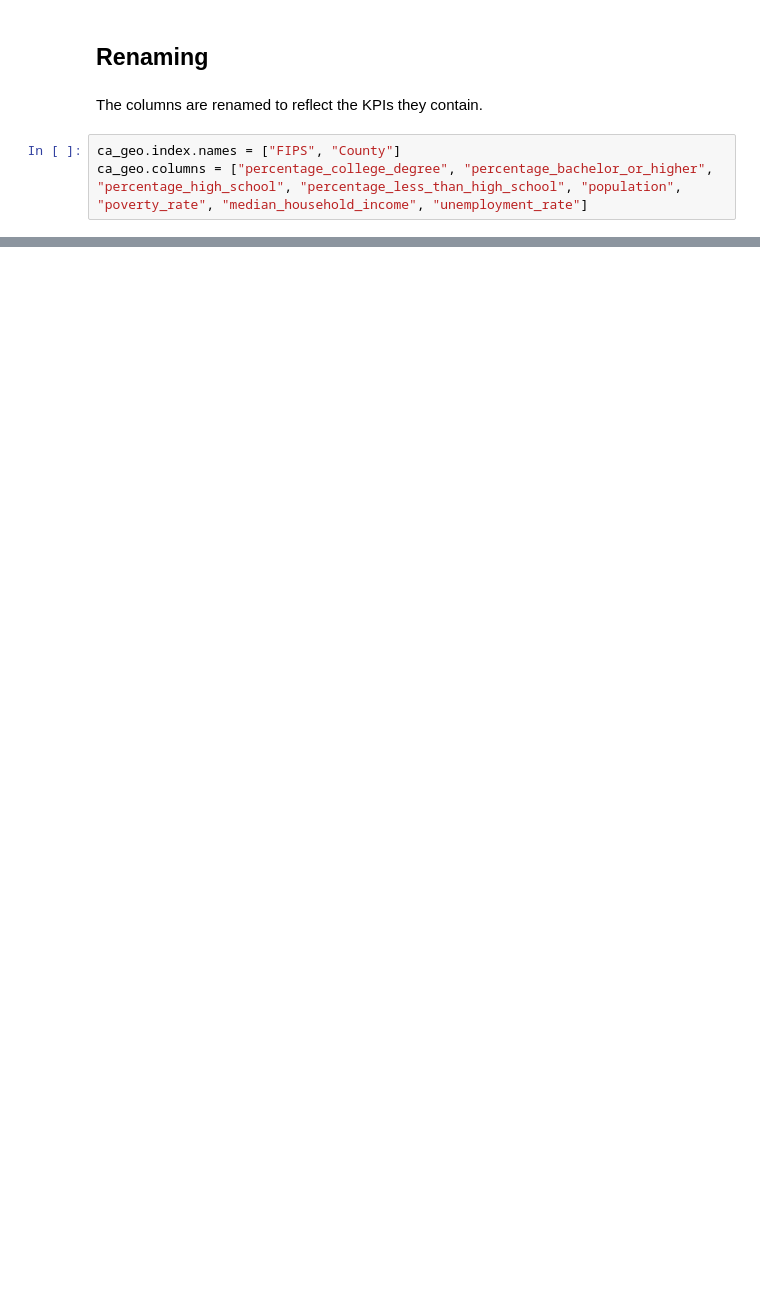
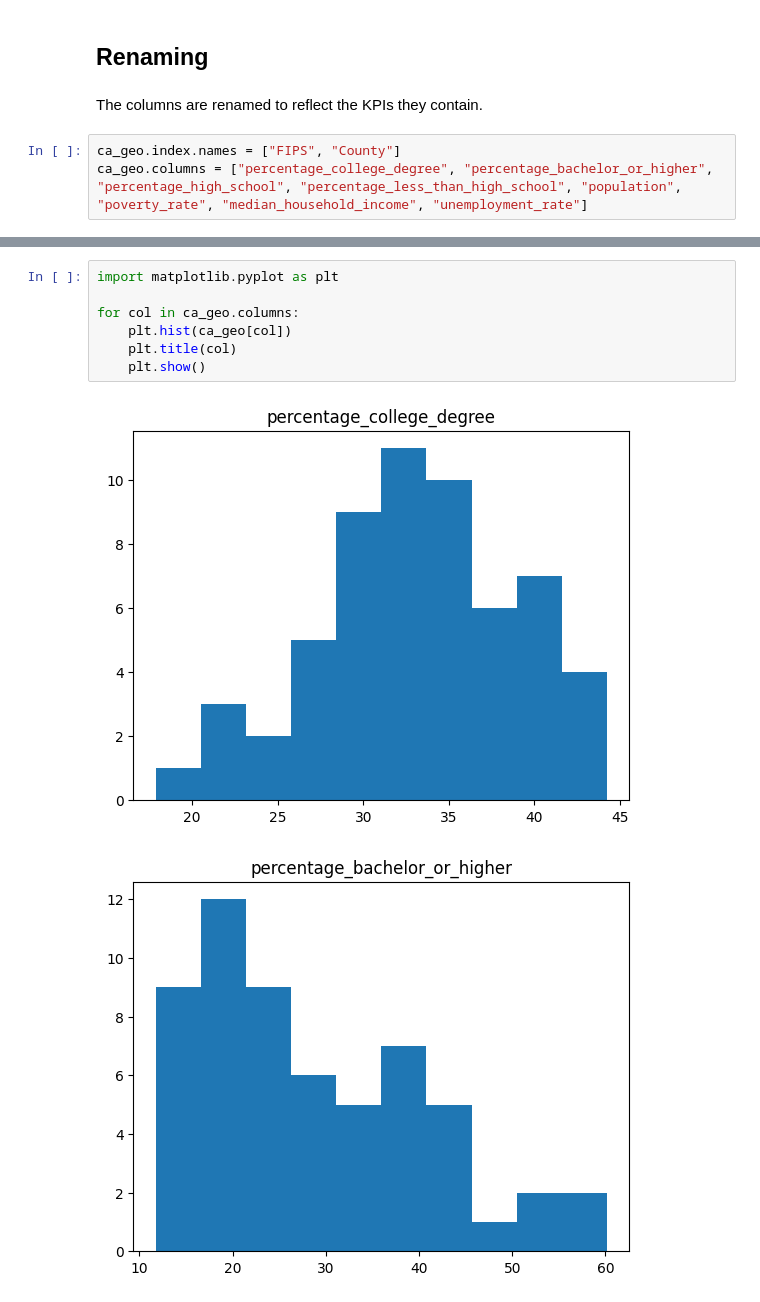
Before and after one commit to HaukeSchwarz/Thesis, a Jupyter notebook: notebooks/California_Economic_Cleaning.ipynb, the cells around one changed output, grey strips where cells are left out. Drawn from its saved outputs; the diff is of its cells as text; blank space fills up the shorter version.

```diff
--- a/notebooks/California_Economic_Cleaning.ipynb
+++ b/notebooks/California_Economic_Cleaning.ipynb
@@ -172,0 +185,10 @@ ca_geo.head()
+# %%
+import matplotlib.pyplot as plt
+
+for col in ca_geo.columns:
+    plt.hist(ca_geo[col])
+    plt.title(col)
+    plt.show()
+# %% [output]
+[figure, added]
+[figure, added]
```
Also changed, not shown: parts of 5 cells of this notebook.
